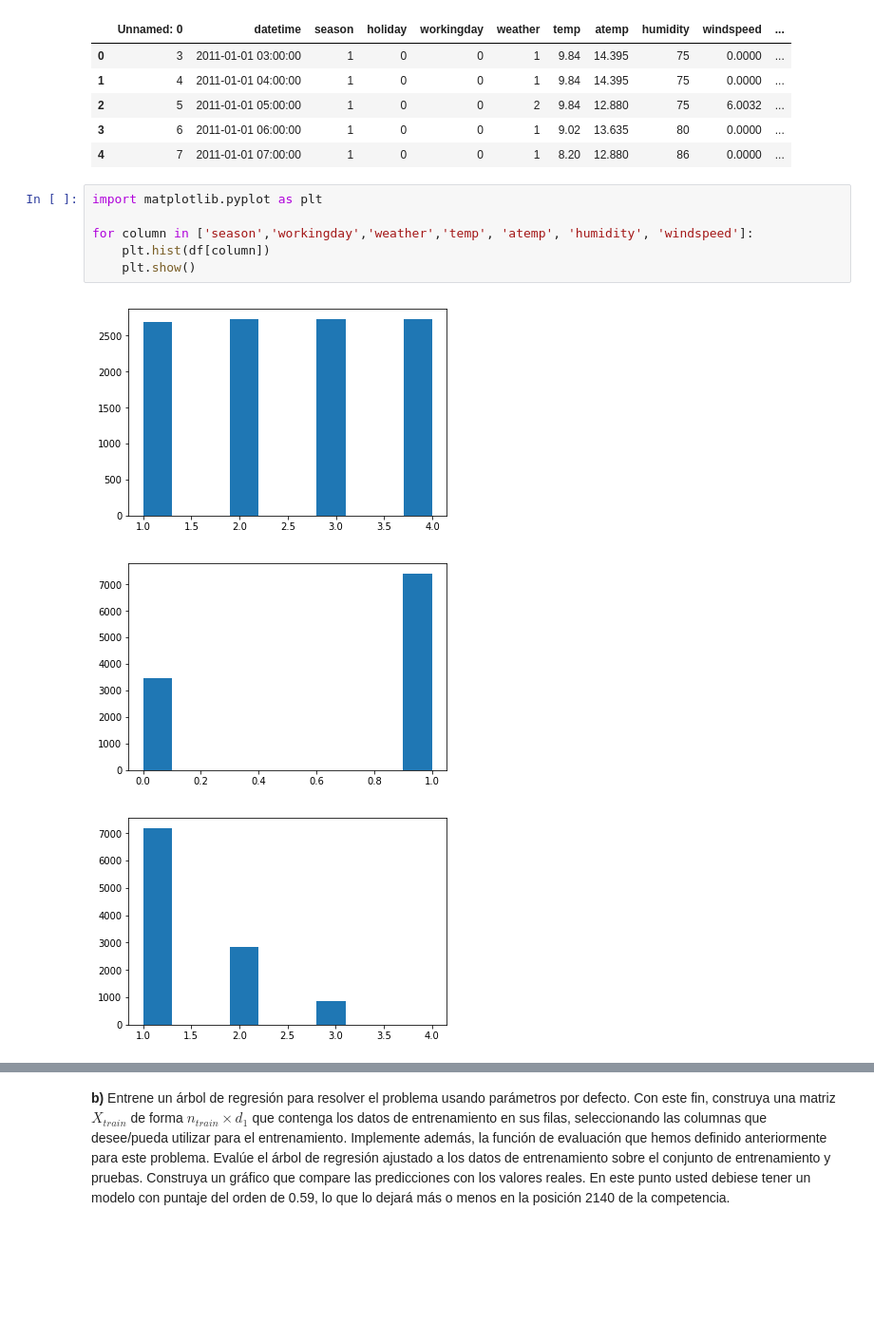
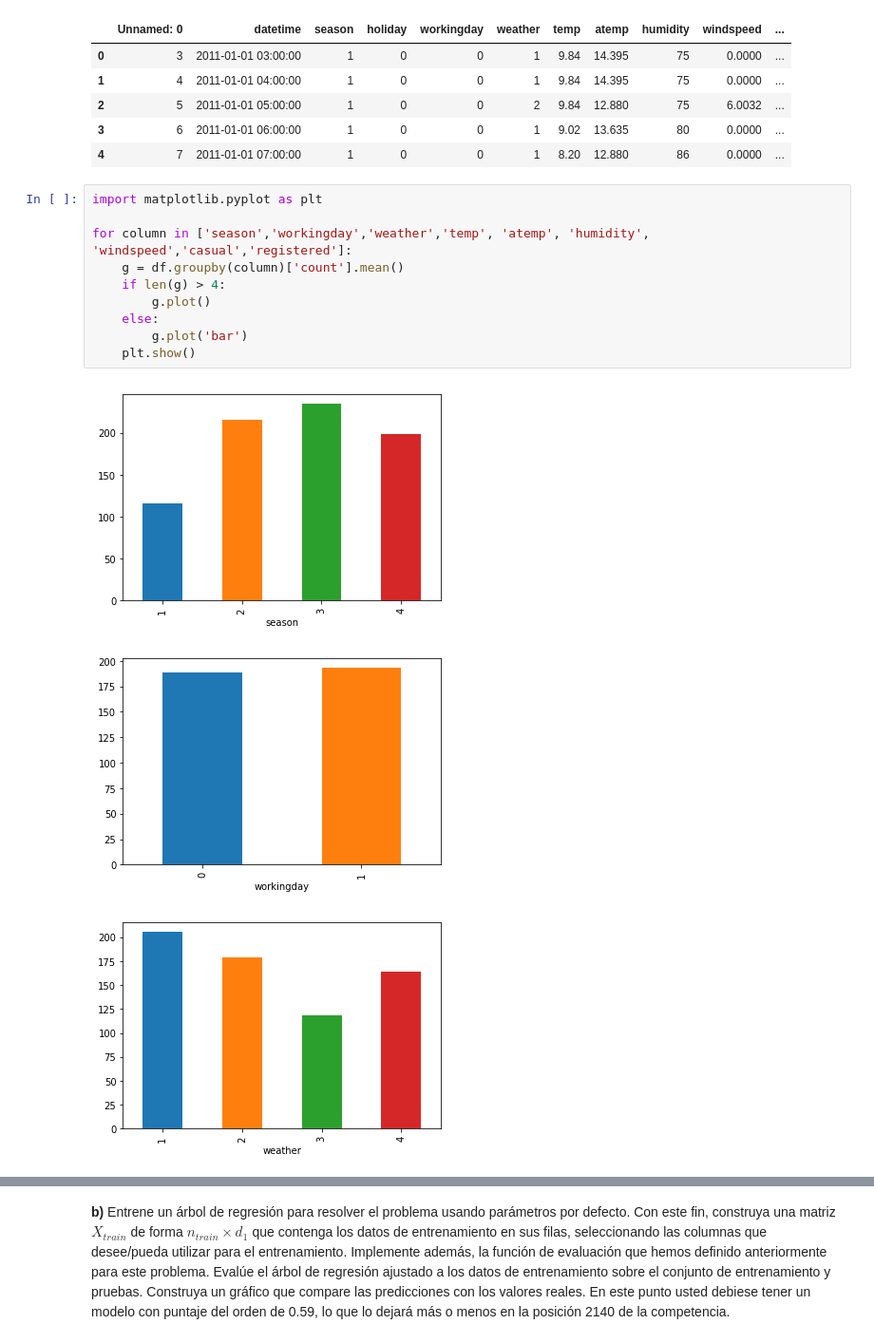
Before and after one commit to TareasJF/INF393, a Jupyter notebook: T3/Pregunta2.ipynb, the cells around one changed output, grey strips where cells are left out. Shown at 95% size. Drawn from its saved outputs; the diff is of its cells as text; blank space fills up the shorter version.

```diff
--- a/T3/Pregunta2.ipynb
+++ b/T3/Pregunta2.ipynb
@@ -43,10 +43,14 @@ max      886.000000    977.000000
 # %%
 import matplotlib.pyplot as plt
 
-for column in ['season','workingday','weather','temp', 'atemp', 'humidity', 'windspeed']:
-    plt.hist(df[column])
+for column in ['season','workingday','weather','temp', 'atemp', 'humidity', 'windspeed','casual','registered']:
+    g = df.groupby(column)['count'].mean()
+    if len(g) > 4:
+        g.plot()
+    else:
+        g.plot('bar')
     plt.show()
 # %% [output]
-[figure, old version]
+[figure, new version]
-[figure, old version]
+[figure, new version]
-[figure, old version]
+[figure, new version]
```
Also changed, not shown: parts of 7 cells of this notebook.
